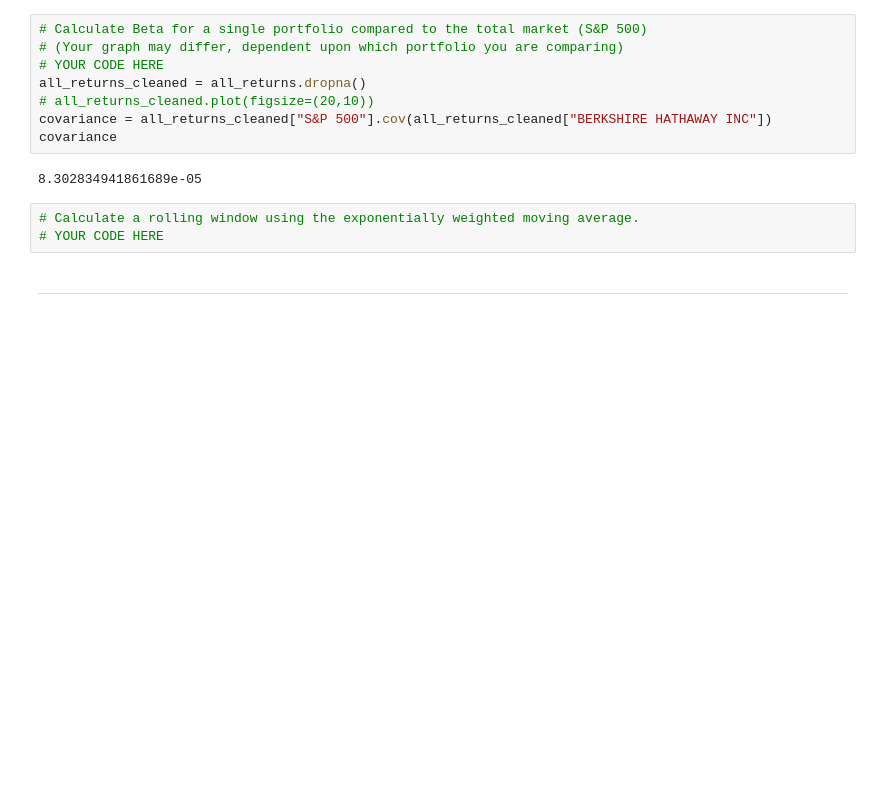
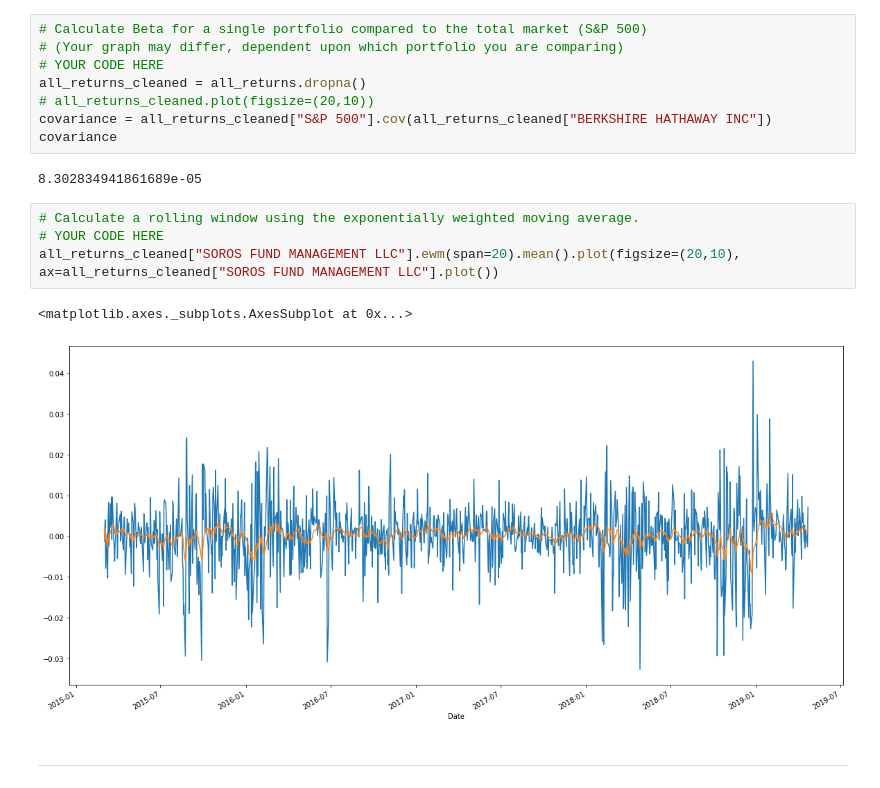
Before and after one commit to CapraRoyale/whale_analysis, a Jupyter notebook: whale_analysis.ipynb, the cells around one changed output. Cells and saved outputs as stored; diff of their text form; blank space fills up the shorter version.

```diff
--- a/whale_analysis.ipynb
+++ b/whale_analysis.ipynb
@@ -328,6 +347,10 @@ covariance
 # %%
 # Calculate a rolling window using the exponentially weighted moving average.
 # YOUR CODE HERE
+all_returns_cleaned["SOROS FUND MANAGEMENT LLC"].ewm(span=20).mean().plot(figsize=(20,10), ax=all_returns_cleaned["SOROS FUND MANAGEMENT LLC"].plot())
+# %% [output]
+<matplotlib.axes._subplots.AxesSubplot at 0x...>
+[figure, added]
 # %% [markdown]
 ---
 # %% [markdown]
```
Also changed, not shown: parts of 3 cells of this notebook.
